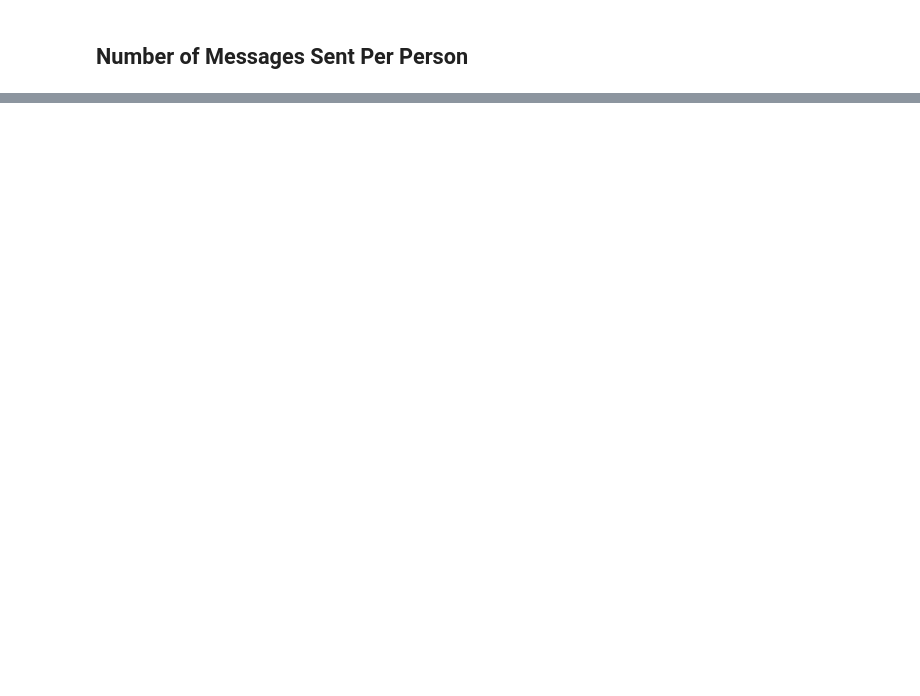
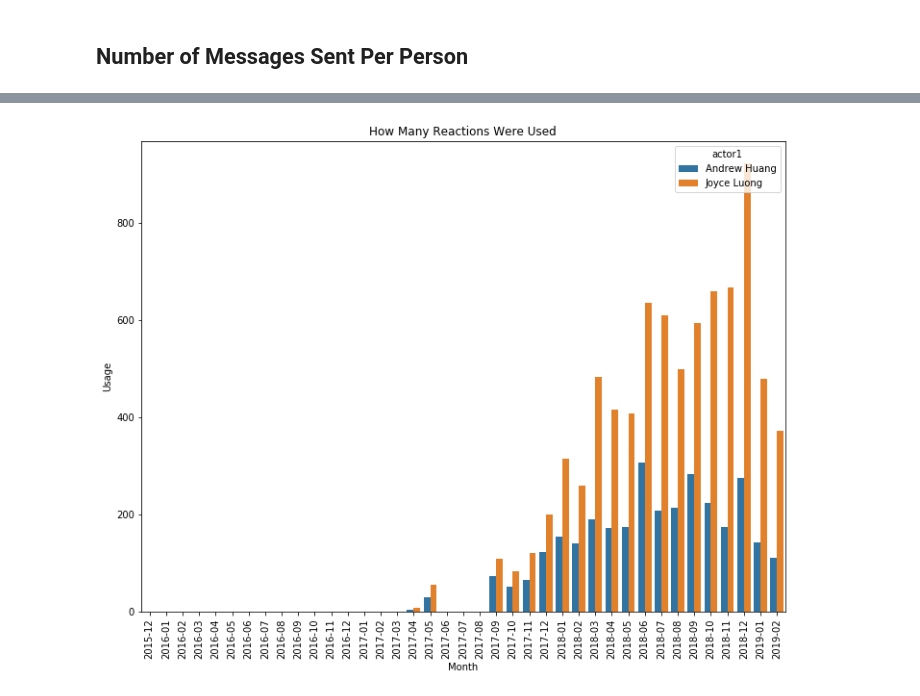
Before and after one commit to joy-celeste/chatlog, a Jupyter notebook: chatlog-combined.ipynb, the cells around one changed output, grey strips where cells are left out. Drawn from its saved outputs; the diff is of its cells as text; code cells hidden in the pictures; blank space fills up the shorter version.

Commit message:
reactions over time

```diff
--- a/chatlog-combined.ipynb
+++ b/chatlog-combined.ipynb
@@ -216,0 +276,7 @@ ax.set_xlabel("Month");
+# %%
+count_reactions = lambda row: sum([len(str(i)) for i in row])
+reactions_temp = data.loc[:, ['year_month','reaction1', 'actor1']].dropna(subset=['reaction1'])
+
+reactions = reactions_temp.groupby([reactions_temp['year_month'], reactions_temp['actor1']]).agg(count_reactions)
+reactions.reset_index(inplace=True)
+reactions.head()
@@ -216,0 +290,10 @@ ax.set_xlabel("Month");
+# %%
+year_month = sorted(list(data['year_month'].unique()) + ['2016-02', '2016-11', '2017-06', '2017-07', '2017-08']) # order to display the x-axis
+
+ax = sns.barplot(x='year_month', y='reaction1', hue='actor1', data=reactions, order=year_month)
+ax.set_xticklabels(ax.get_xticklabels(), rotation=90)
+ax.set_title("How Many Reactions Were Used");
+ax.set_ylabel("Usage")
+ax.set_xlabel("Month");
+# %% [output]
+[figure, added]
```
Also changed, not shown: parts of 24 cells of this notebook.
